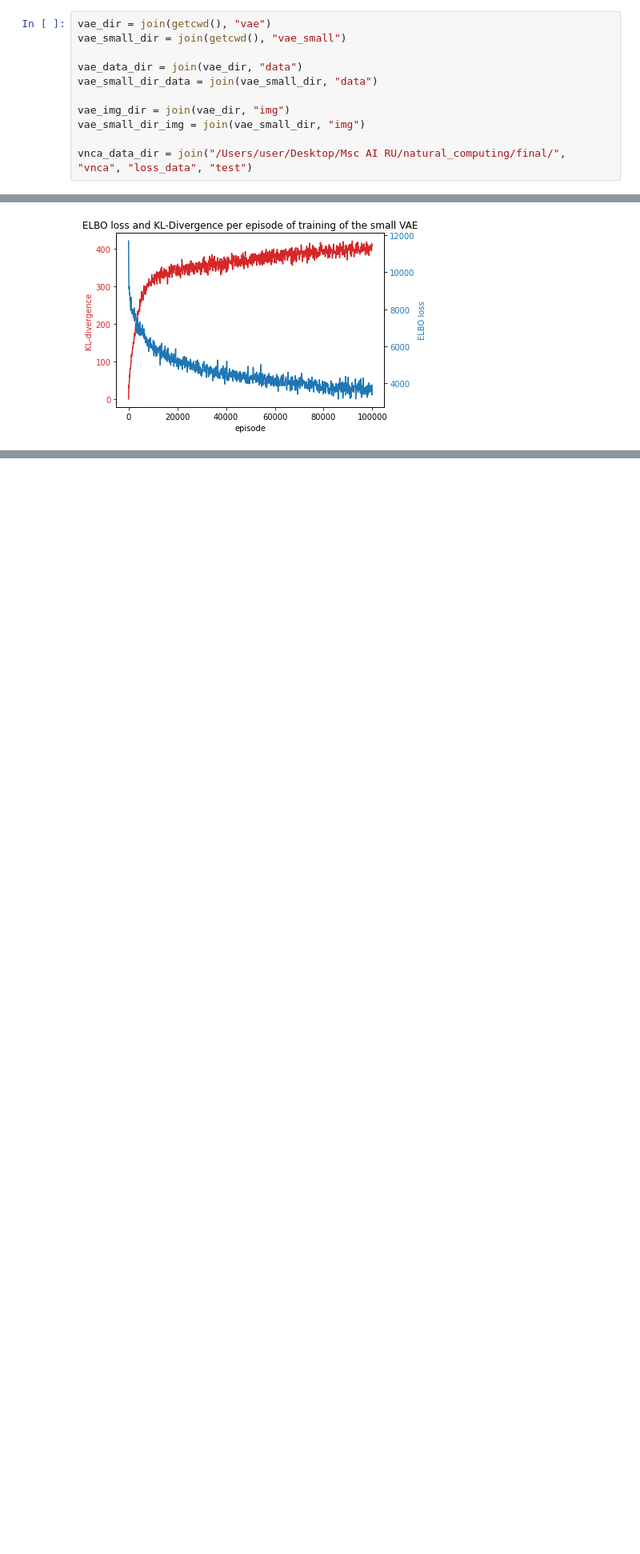
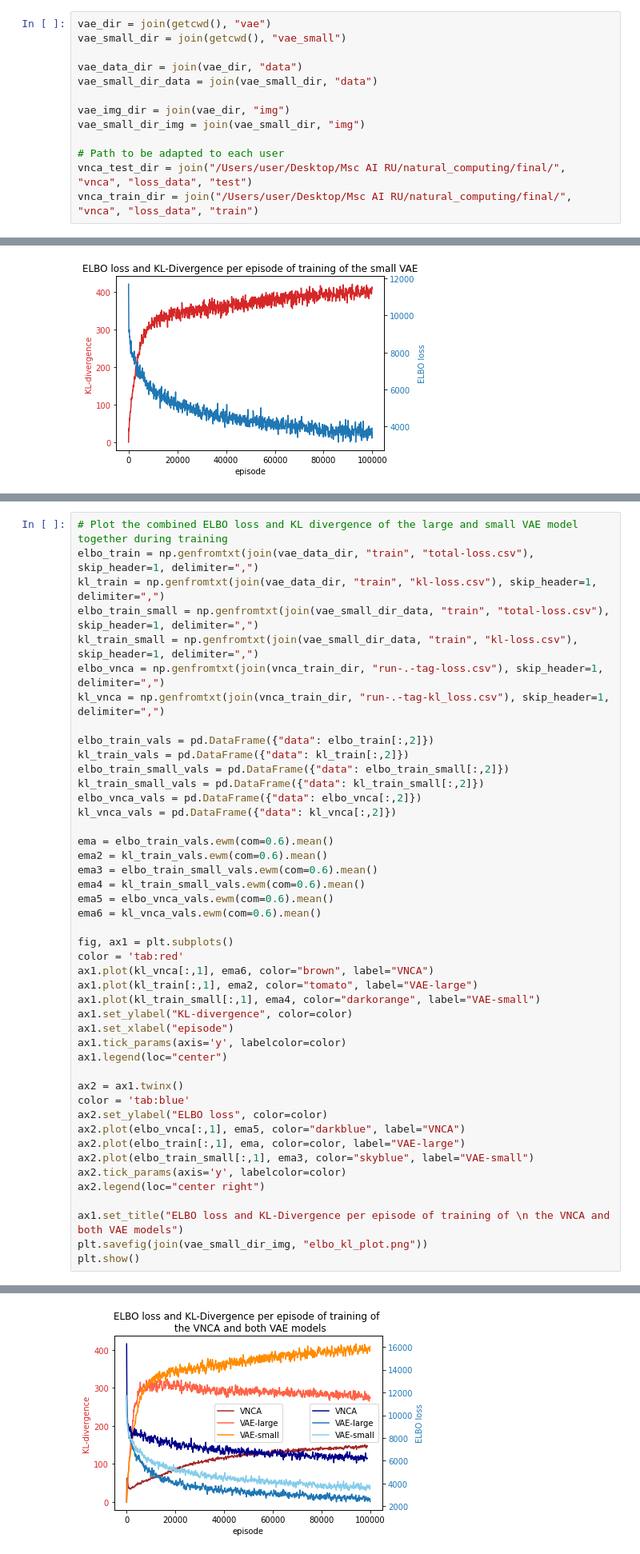
Before and after one commit to JanSchering/natural_computing, a Jupyter notebook: final/vae/presentation_vis.ipynb, the cells around one changed output, grey strips where cells are left out. Shown at 80% size. Cells and saved outputs as stored; diff of their text form; blank space fills up the shorter version.

Commit message:
Additional combined elbo and kl plot

```diff
--- a/final/vae/presentation_vis.ipynb
+++ b/final/vae/presentation_vis.ipynb
@@ -14,7 +14,9 @@ vae_small_dir_data = join(vae_small_dir, "data")
 vae_img_dir = join(vae_dir, "img")
 vae_small_dir_img = join(vae_small_dir, "img")
 
-vnca_data_dir = join("/Users/user/Desktop/Msc AI RU/natural_computing/final/", "vnca", "loss_data", "test")
+# Path to be adapted to each user
+vnca_test_dir = join("/Users/user/Desktop/Msc AI RU/natural_computing/final/", "vnca", "loss_data", "test")
+vnca_train_dir = join("/Users/user/Desktop/Msc AI RU/natural_computing/final/", "vnca", "loss_data", "train")
 # %% [markdown]
 # Process Training Data VAE
 # %%
@@ -116,3 +116,49 @@ plt.show()
 # %% [output]
 1000
 [figure]
+# %%
+# Plot the combined ELBO loss and KL divergence of the large and small VAE model together during training
+elbo_train = np.genfromtxt(join(vae_data_dir, "train", "total-loss.csv"), skip_header=1, delimiter=",")
+kl_train = np.genfromtxt(join(vae_data_dir, "train", "kl-loss.csv"), skip_header=1, delimiter=",")
+elbo_train_small = np.genfromtxt(join(vae_small_dir_data, "train", "total-loss.csv"), skip_header=1, delimiter=",")
+kl_train_small = np.genfromtxt(join(vae_small_dir_data, "train", "kl-loss.csv"), skip_header=1, delimiter=",")
+elbo_vnca = np.genfromtxt(join(vnca_train_dir, "run-.-tag-loss.csv"), skip_header=1, delimiter=",")
+kl_vnca = np.genfromtxt(join(vnca_train_dir, "run-.-tag-kl_loss.csv"), skip_header=1, delimiter=",")
+
+elbo_train_vals = pd.DataFrame({"data": elbo_train[:,2]})
+kl_train_vals = pd.DataFrame({"data": kl_train[:,2]})
+elbo_train_small_vals = pd.DataFrame({"data": elbo_train_small[:,2]})
+kl_train_small_vals = pd.DataFrame({"data": kl_train_small[:,2]})
+elbo_vnca_vals = pd.DataFrame({"data": elbo_vnca[:,2]})
+kl_vnca_vals = pd.DataFrame({"data": kl_vnca[:,2]})
+
+ema = elbo_train_vals.ewm(com=0.6).mean()
+ema2 = kl_train_vals.ewm(com=0.6).mean()
+ema3 = elbo_train_small_vals.ewm(com=0.6).mean()
+ema4 = kl_train_small_vals.ewm(com=0.6).mean()
+ema5 = elbo_vnca_vals.ewm(com=0.6).mean()
+ema6 = kl_vnca_vals.ewm(com=0.6).mean()
+
+fig, ax1 = plt.subplots()
+color = 'tab:red'
+ax1.plot(kl_vnca[:,1], ema6, color="brown", label="VNCA")
+ax1.plot(kl_train[:,1], ema2, color="tomato", label="VAE-large")
+ax1.plot(kl_train_small[:,1], ema4, color="darkorange", label="VAE-small")
+ax1.set_ylabel("KL-divergence", color=color)
+ax1.set_xlabel("episode")
+ax1.tick_params(axis='y', labelcolor=color)
+ax1.legend(loc="center")
+
+ax2 = ax1.twinx()
+color = 'tab:blue'
+ax2.set_ylabel("ELBO loss", color=color)
+ax2.plot(elbo_vnca[:,1], ema5, color="darkblue", label="VNCA")
+ax2.plot(elbo_train[:,1], ema, color=color, label="VAE-large")
+ax2.plot(elbo_train_small[:,1], ema3, color="skyblue", label="VAE-small")
+ax2.tick_params(axis='y', labelcolor=color)
+ax2.legend(loc="center right")
+
+ax1.set_title("ELBO loss and KL-Divergence per episode of training of \n the VNCA and both VAE models")
+plt.savefig(join(vae_small_dir_img, "elbo_kl_plot.png"))
+plt.show()
+# %% [output]
@@ -119,3 +166,4 @@ plt.show()
+[figure, added]
 # %%
 # Plot KL-Divergence over training
 kl_train = np.genfromtxt(join(vae_data_dir, "train", "kl-loss.csv"), skip_header=1, delimiter=",")
```
Also changed, not shown: parts of 3 cells of this notebook, 1 other file.
